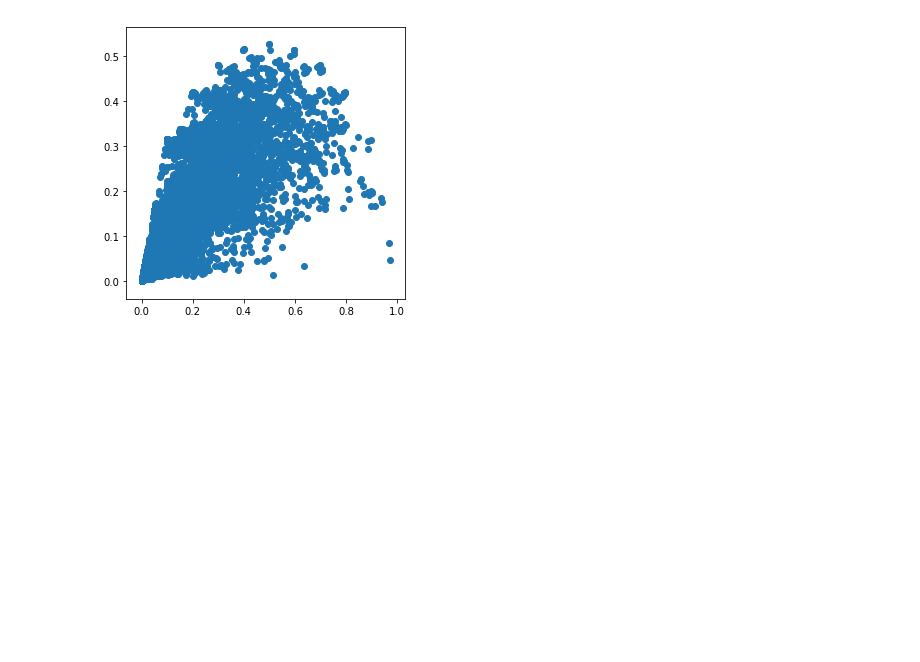
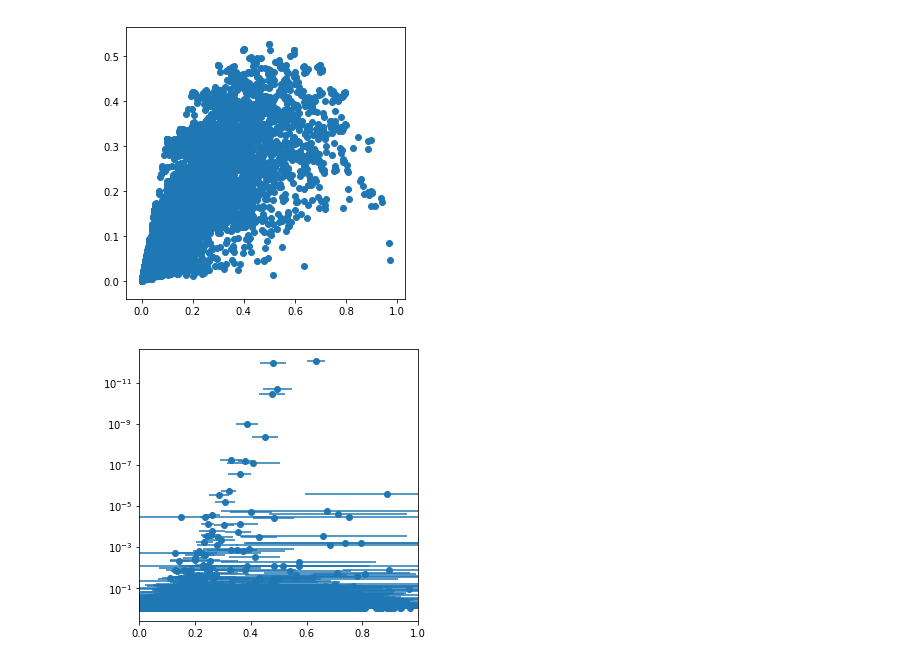
Before and after one commit to Teichlab/SpatialDE, a Jupyter notebook: Analysis/Theory/Bootstraps/Investigate Robustness.ipynb, the cells around one changed output. Saved outputs shown, nothing was run; the diff lists cells and outputs as text; code cells hidden in the pictures; blank space fills up the shorter version.

```diff
--- a/Analysis/Theory/Bootstraps/Investigate Robustness.ipynb
+++ b/Analysis/Theory/Bootstraps/Investigate Robustness.ipynb
@@ -29,3 +29,13 @@ plt.scatter(h.groupby('g')['fraction_spatial_variance'].mean(),
             h.groupby('g')['fraction_spatial_variance'].std());
 # %% [output]
 [figure]
+# %%
+plt.yscale('log')
+plt.errorbar(h.groupby('g')['fraction_spatial_variance'].mean(),
+             h.loc[3]['qval'],
+             xerr=h.groupby('g')['fraction_spatial_variance'].std(), fmt='o')
+
+plt.gca().invert_yaxis();
+plt.xlim(0, 1);
+# %% [output]
+[figure, added]
```
Also changed, not shown: parts of 2 cells of this notebook, 3 other files.
